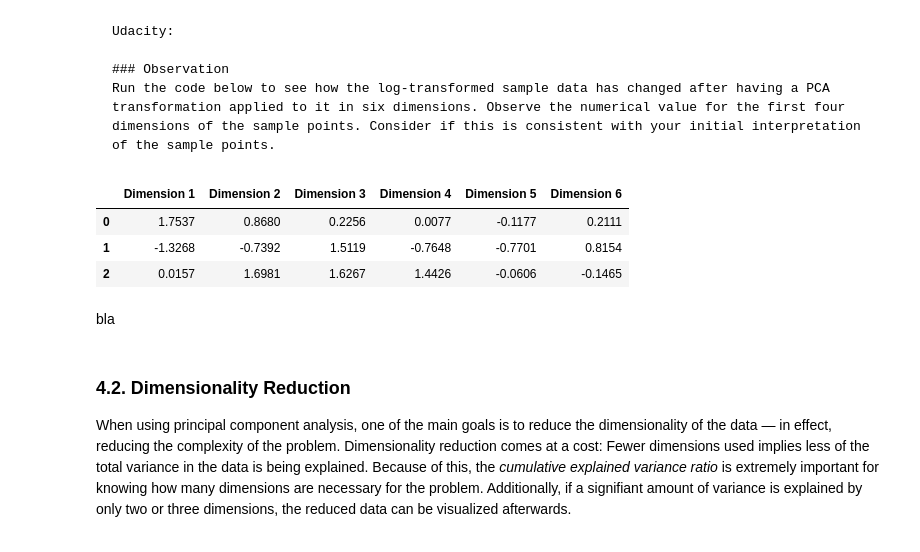
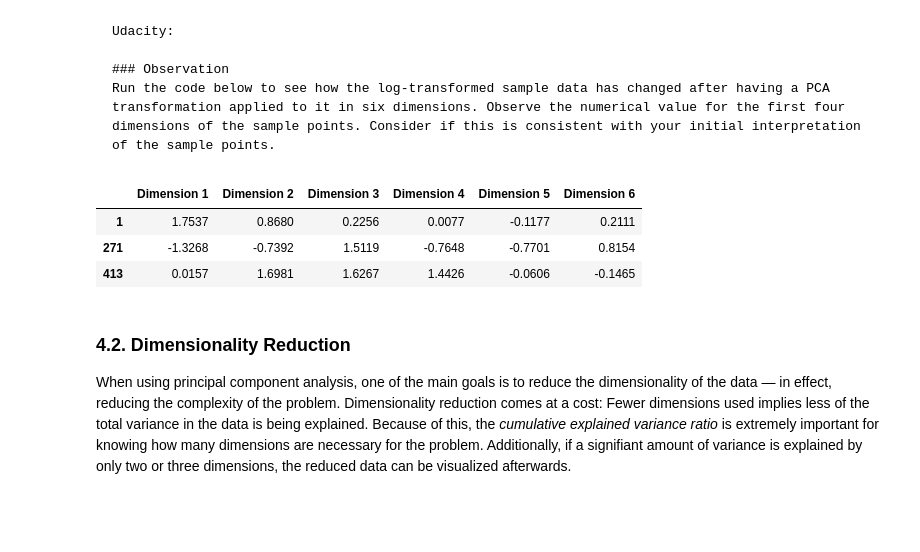
Before and after one commit to ucaiado/Customer_Segments, a Jupyter notebook: customer_segments.ipynb, the cells around one changed output. Saved outputs shown, nothing was run; the diff lists cells and outputs as text; code cells hidden in the pictures; blank space fills up the shorter version.

````diff
--- a/customer_segments.ipynb
+++ b/customer_segments.ipynb
@@ -429,3 +431,14 @@ import eda; reload(eda);
+# %%
+import pandas as pd
+import eda; reload(eda);
+import dataset; reload(dataset);
+
+# Import libraries necessary for this project
+import numpy as np
+import pandas as pd
+from IPython.display import display
+
+good_data, log_samples, reduced_data, pca_samples = dataset.load()
 # %%
 # TODO: Apply PCA to the good data with the same number of dimensions as features
 from sklearn import decomposition
@@ -459,14 +480,14 @@ Run the code below to see how the log-transformed sample data has changed after
 ```
 # %%
 # Display sample log-data after having a PCA transformation applied
-display(pd.DataFrame(np.round(pca_samples, 4), columns = pca_results.index.values))
+df_display = pd.DataFrame(np.round(pca_samples, 4), columns = pca_results.index.values)
+df_display.index = log_samples.index
+display(df_display)
 # %% [output]
 |  | Dimension 1 | Dimension 2 | Dimension 3 | Dimension 4 | Dimension 5 | Dimension 6 |
-| 0 | 1.7537 | 0.8680 | 0.2256 | 0.0077 | -0.1177 | 0.2111 |
-| 1 | -1.3268 | -0.7392 | 1.5119 | -0.7648 | -0.7701 | 0.8154 |
-| 2 | 0.0157 | 1.6981 | 1.6267 | 1.4426 | -0.0606 | -0.1465 |
+| 1 | 1.7537 | 0.8680 | 0.2256 | 0.0077 | -0.1177 | 0.2111 |
+| 271 | -1.3268 | -0.7392 | 1.5119 | -0.7648 | -0.7701 | 0.8154 |
+| 413 | 0.0157 | 1.6981 | 1.6267 | 1.4426 | -0.0606 | -0.1465 |
-# %% [markdown]
-bla
 # %% [markdown]
 ### 4.2. Dimensionality Reduction
 
````
Also changed, not shown: parts of 11 cells of this notebook, 1 other file.
